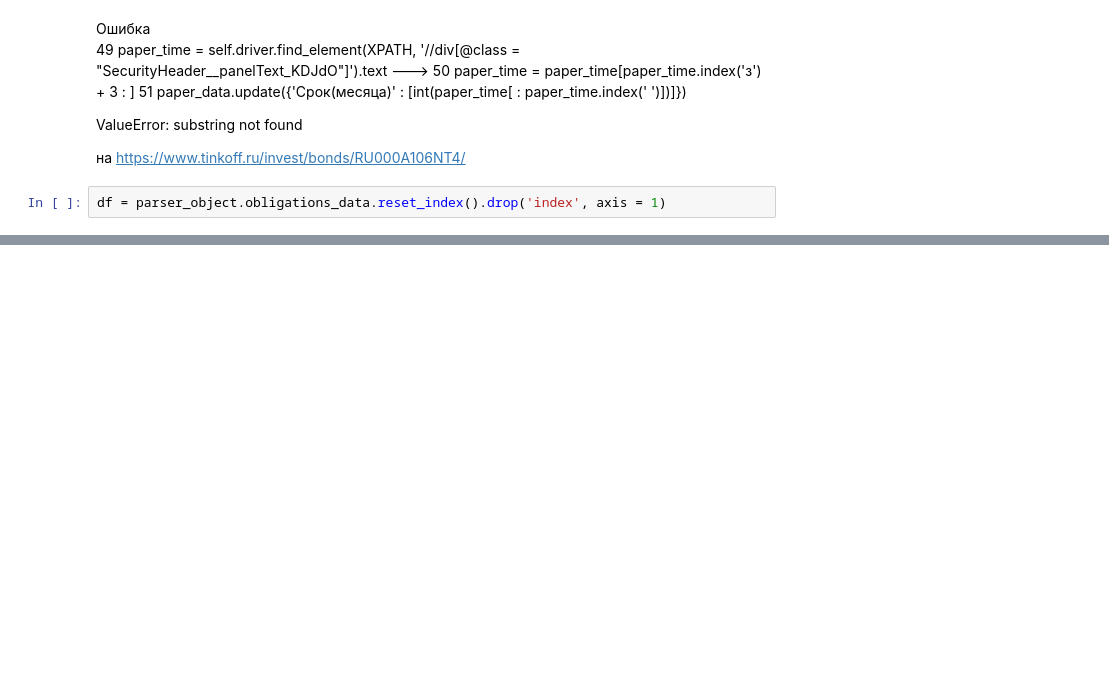
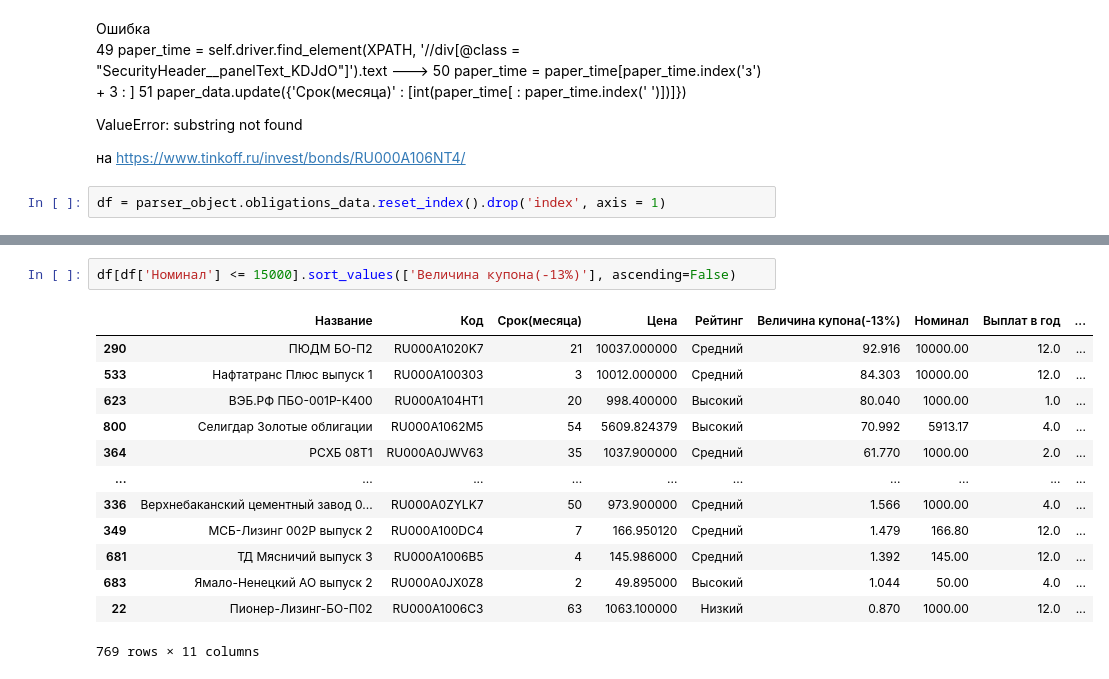
Before and after one commit to Meksis/Personal_projects, a Jupyter notebook: Obligations parser/parsers-tests.ipynb, the cells around one changed output, grey strips where cells are left out. Saved outputs shown, nothing was run; the diff lists cells and outputs as text; blank space fills up the shorter version.

```diff
--- a/Obligations parser/parsers-tests.ipynb
+++ b/Obligations parser/parsers-tests.ipynb
@@ -308,0 +273,16 @@ plot_papers(df_sliced[df_sliced['Номинал'] >= 1000])
+# %%
+df[df['Номинал'] <= 15000].sort_values(['Величина купона(-13%)'], ascending=False)
+# %% [output]
+|  | Название | Код | Срок(месяца) | Цена | Рейтинг | Величина купона(-13%) | Номинал | Выплат в год | ... |
+| 290 | ПЮДМ БО-П2 | RU000A1020K7 | 21 | 10037.000000 | Средний | 92.916 | 10000.00 | 12.0 | ... |
+| 533 | Нафтатранс Плюс выпуск 1 | RU000A100303 | 3 | 10012.000000 | Средний | 84.303 | 10000.00 | 12.0 | ... |
+| 623 | ВЭБ.РФ ПБО-001Р-К400 | RU000A104HT1 | 20 | 998.400000 | Высокий | 80.040 | 1000.00 | 1.0 | ... |
+| 800 | Селигдар Золотые облигации | RU000A1062M5 | 54 | 5609.824379 | Высокий | 70.992 | 5913.17 | 4.0 | ... |
+| 364 | РСХБ 08Т1 | RU000A0JWV63 | 35 | 1037.900000 | Средний | 61.770 | 1000.00 | 2.0 | ... |
+| ... | ... | ... | ... | ... | ... | ... | ... | ... | ... |
+| 336 | Верхнебаканский цементный завод 0... | RU000A0ZYLK7 | 50 | 973.900000 | Средний | 1.566 | 1000.00 | 4.0 | ... |
+| 349 | МСБ-Лизинг 002P выпуск 2 | RU000A100DC4 | 7 | 166.950120 | Средний | 1.479 | 166.80 | 12.0 | ... |
+| 681 | ТД Мясничий выпуск 3 | RU000A1006B5 | 4 | 145.986000 | Средний | 1.392 | 145.00 | 12.0 | ... |
+| 683 | Ямало-Ненецкий АО выпуск 2 | RU000A0JX0Z8 | 2 | 49.895000 | Высокий | 1.044 | 50.00 | 4.0 | ... |
+| 22 | Пионер-Лизинг-БО-П02 | RU000A1006C3 | 63 | 1063.100000 | Низкий | 0.870 | 1000.00 | 12.0 | ... |
+769 rows × 11 columns
```
Also changed, not shown: parts of 19 cells of this notebook.
